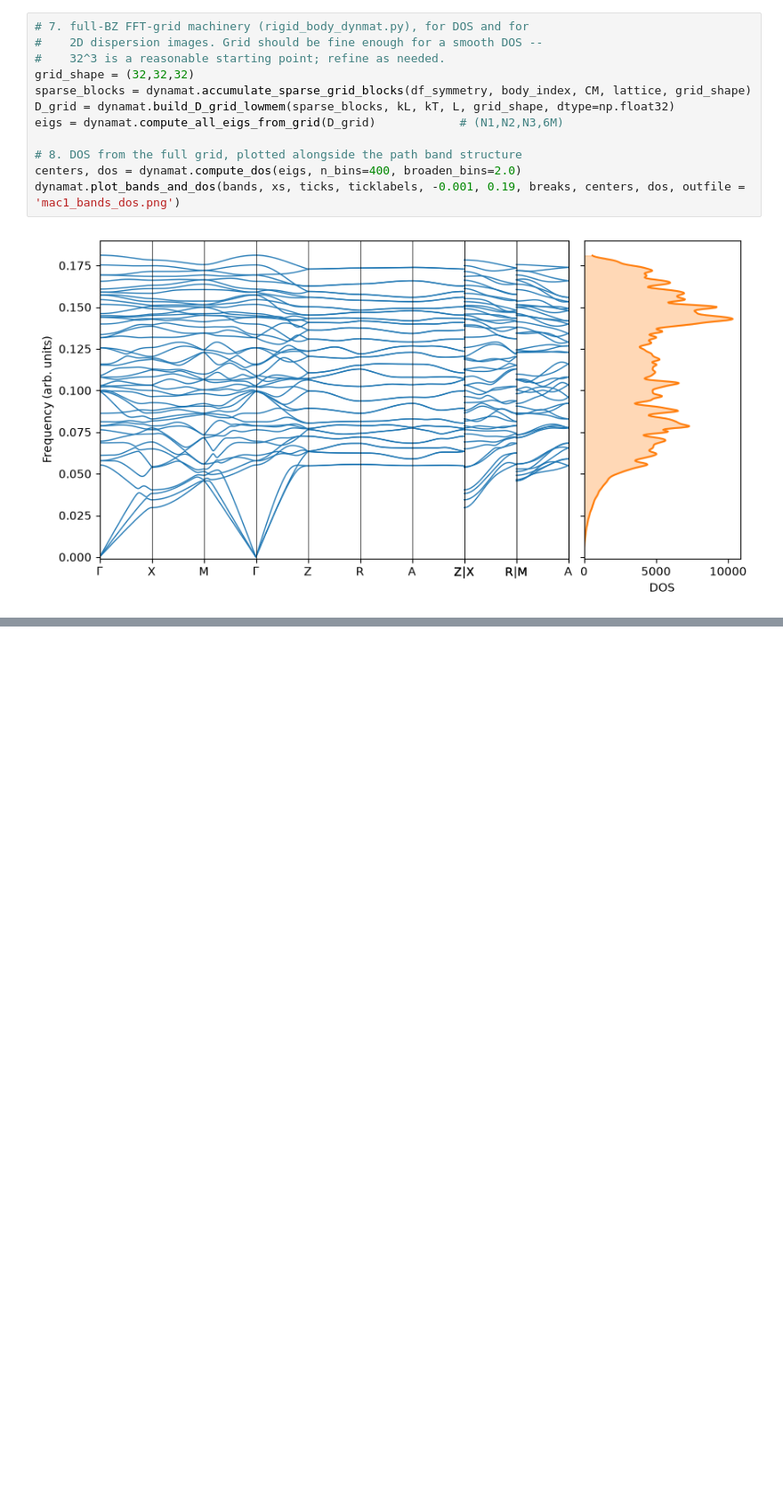
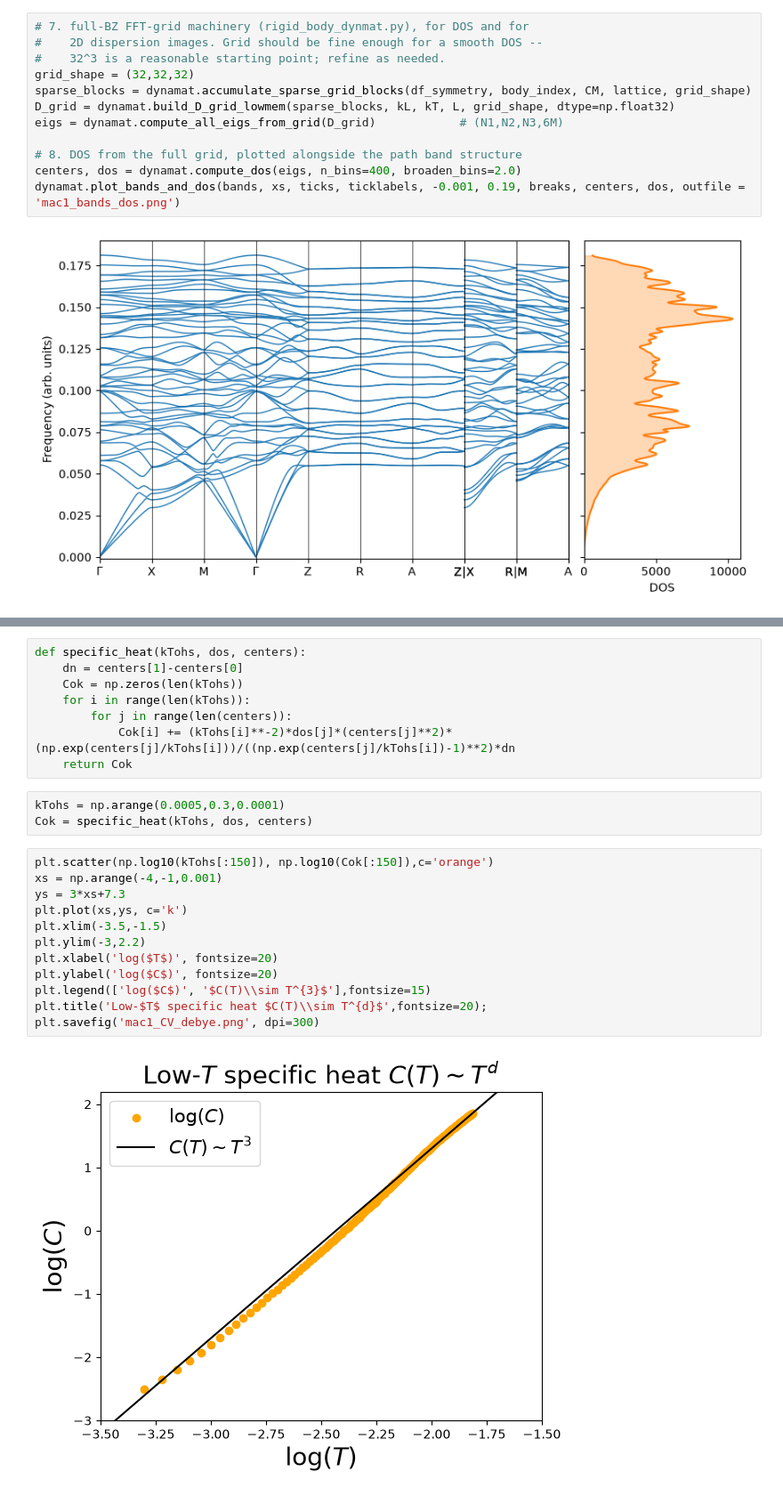
Before and after one commit to prism-science/goodvibes, a Jupyter notebook: sandbox/other-steve/hessian-terse.ipynb, the cells around one changed output, grey strips where cells are left out. Shown at 89% size. Drawn from its saved outputs; the diff is of its cells as text; blank space fills up the shorter version.

```diff
--- a/sandbox/other-steve/hessian-terse.ipynb
+++ b/sandbox/other-steve/hessian-terse.ipynb
@@ -265,0 +267,25 @@ plt.title('DOS nearly Debye: $\\rho(\\omega)\\sim\\omega^{d-1}$',fontsize=20);
+# %%
+def specific_heat(kTohs, dos, centers):
+    dn = centers[1]-centers[0]
+    Cok = np.zeros(len(kTohs))
+    for i in range(len(kTohs)):
+        for j in range(len(centers)):
+            Cok[i] += (kTohs[i]**-2)*dos[j]*(centers[j]**2)*(np.exp(centers[j]/kTohs[i]))/((np.exp(centers[j]/kTohs[i])-1)**2)*dn
+    return Cok
+# %%
+kTohs = np.arange(0.0005,0.3,0.0001)
+Cok = specific_heat(kTohs, dos, centers)
+# %%
+plt.scatter(np.log10(kTohs[:150]), np.log10(Cok[:150]),c='orange')
+xs = np.arange(-4,-1,0.001)
+ys = 3*xs+7.3
+plt.plot(xs,ys, c='k')
+plt.xlim(-3.5,-1.5)
+plt.ylim(-3,2.2)
+plt.xlabel('log($T$)', fontsize=20)
+plt.ylabel('log($C$)', fontsize=20)
+plt.legend(['log($C$)', '$C(T)\\sim T^{3}$'],fontsize=15)
+plt.title('Low-$T$ specific heat $C(T)\\sim T^{d}$',fontsize=20);
+plt.savefig('mac1_CV_debye.png', dpi=300)
+# %% [output]
+[figure, added]
```
Also changed, not shown: parts of 1 cell of this notebook, 5 other files.
